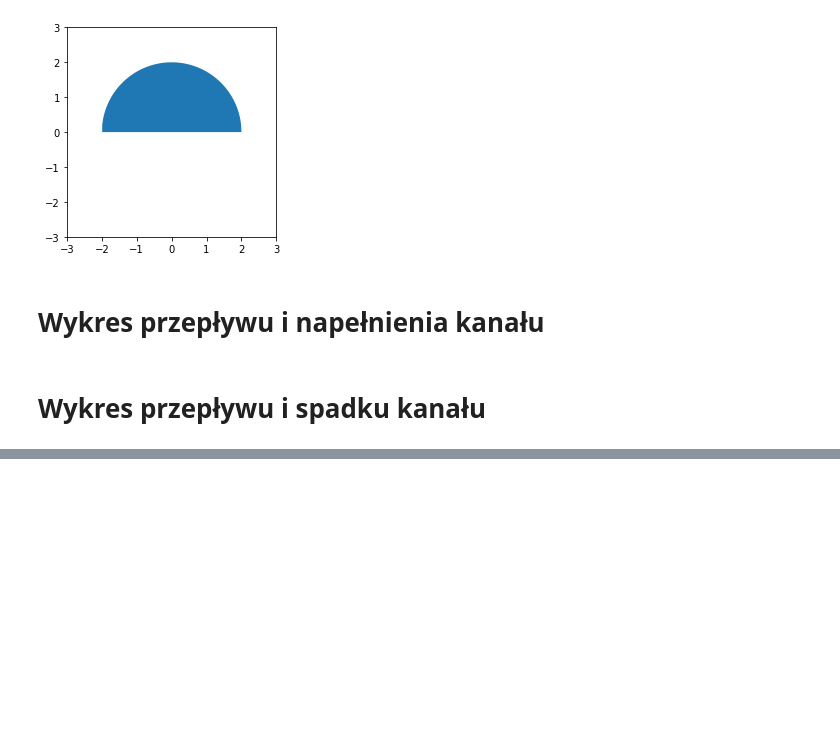
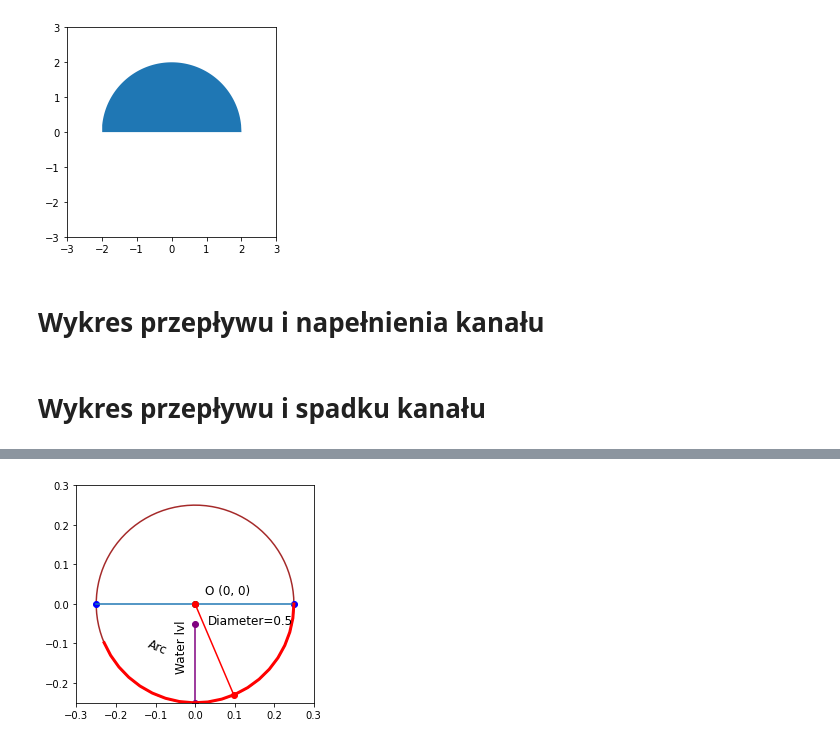
Before and after one commit to BuczynskiRafal/pipe_calculations, a Jupyter notebook: Pipe_drop.ipynb, the cells around one changed output, grey strips where cells are left out. Cells and saved outputs as stored; diff of their text form; code cells hidden in the pictures; blank space fills up the shorter version.

```diff
--- a/Pipe_drop.ipynb
+++ b/Pipe_drop.ipynb
@@ -268,0 +271,83 @@ plt.show()
+# %%
+from numpy.lib.function_base import angle
+import logging
+import math
+import matplotlib.pyplot as plt
+import numpy as np
+from numpy import sin, cos, pi, linspace
+
+
+logger = logging.getLogger(__name__)
+
+def draw_section(h=0.16, d=0.2):
+    if validate_filling(h, d):
+    # promień
+
+        radius = d/2
+        # draw center point  - 0, 0
+        plt.plot(0, 0, color='black',  marker='o')
+        # etykieta do środka
+        plt.gca().annotate('O (0, 0)', xy=(0 + radius/10, 0 + radius/10), xycoords='data', fontsize=12)
+        # nasz układ współrzędnych - zasięg x
+        plt.xlim(-radius - 0.05, radius + 0.05)
+        # nasz układ współrzędnych - zasięg y
+        plt.ylim(-radius, radius + 0.05)
+        # ustawia podziałkę na osiach
+        plt.gca().set_aspect('equal')
+
+
+        #####
+        # draw circle
+        angels = linspace(0 * pi, 2 * pi, 100)
+        xs = radius * cos(angels)
+        ys = radius * sin(angels)
+        # add circle
+        plt.plot(xs, ys, color='brown')
+
+
+        ####
+        # draw diameter
+        plt.plot(radius, 0, marker='o', color='blue')
+        plt.plot(-radius, 0, marker='o', color='blue')
+        plt.plot([radius, -radius], [0, 0])
+        # annotation to diameter
+        plt.gca().annotate(f"Diameter={d}", xy=(radius/8, -radius/5), xycoords='data', fontsize=12)
+
+
+        ####
+        # draw level of water
+        plt.plot(0, -radius, marker='o', color='purple')
+        plt.plot(0, h - radius, marker='o', color='purple')
+        plt.plot([0, 0], [-radius, h - radius], color='purple')
+        plt.gca().annotate('Water lvl', xy=(-radius/5, -radius/1.5), xycoords='data', fontsize=12, rotation=90)
+
+
+        #####
+        # Draw arc as created by water level
+        # cięciwa - długość
+        chord = math.sqrt((radius ** 2 - ((h-radius) ** 2))) * 2
+
+        # calculate angle - kąt obliczany z reguły cosinusów
+        alpha = math.acos((radius ** 2 + radius ** 2 - chord ** 2) / (2 * radius ** 2))
+
+        # Create arc
+        arc_angles = linspace(0, alpha, 20)
+        arc_xs = radius * cos(arc_angles)
+        arc_ys = radius * sin(arc_angles)
+        plt.plot(arc_xs, -arc_ys, color='red', lw=3)
+        # Annotation to arc
+        plt.gca().annotate('Arc', xy=(-radius /2, -radius /2), xycoords='data', fontsize=12, rotation=180+math.degrees(alpha))
+
+        # Wyrysowanie lini do kąta
+        plt.plot([0, radius * sin(alpha)], [0, radius * cos(alpha)], marker = 'o', color='red')
+
+
+        plt.show()
+
+    else:
+        logger.info(f"h cannot be greater than d.")
+
+
+draw_section(h=0.20, d=0.5)
+# %% [output]
+[figure, added]
```
Also changed, not shown: parts of 1 cell of this notebook.
